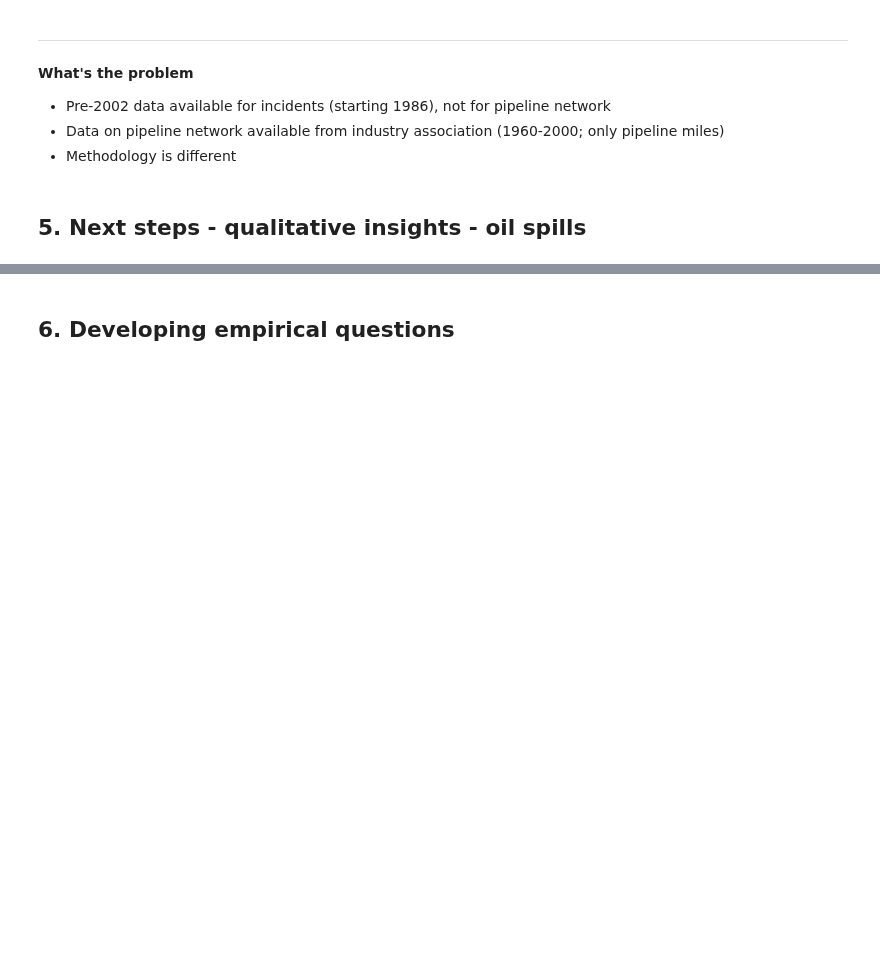
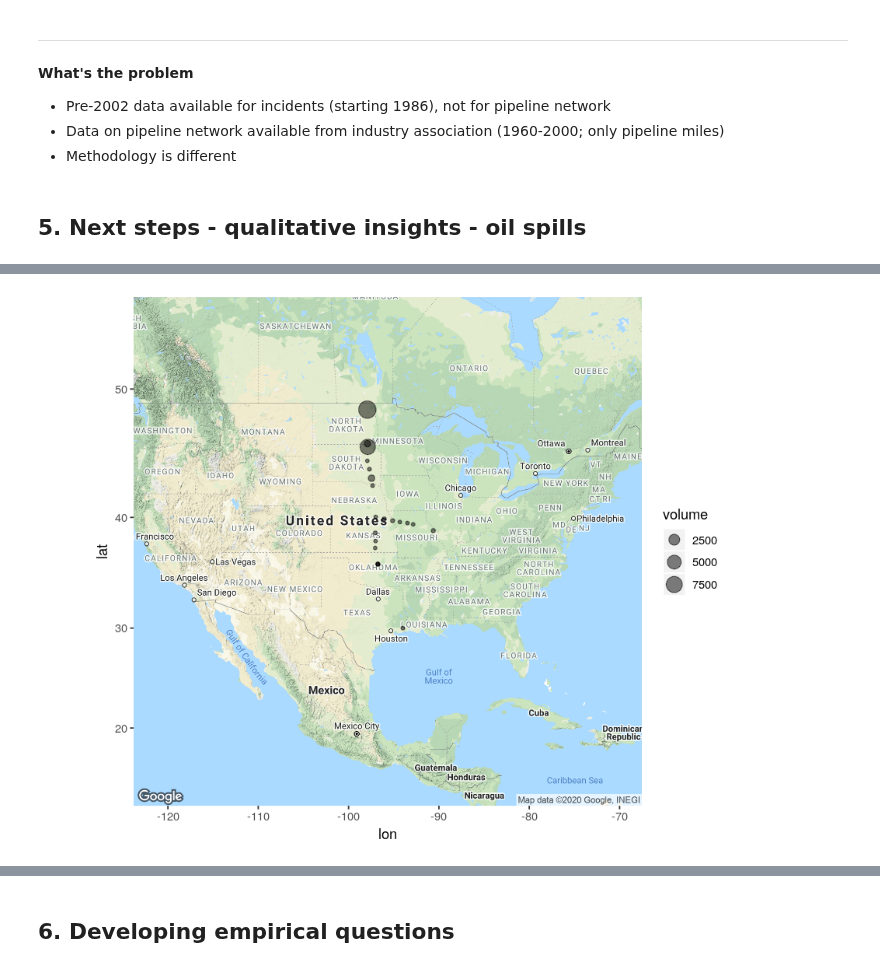
Before and after one commit to julianbarg/spills, a Jupyter notebook: presentations/recap_2020-04-07/recap_2020-04-07.ipynb, the cells around one changed output, grey strips where cells are left out. Cells and saved outputs as stored; diff of their text form; code cells hidden in the pictures; blank space fills up the shorter version.

```diff
--- a/presentations/recap_2020-04-07/recap_2020-04-07.ipynb
+++ b/presentations/recap_2020-04-07/recap_2020-04-07.ipynb
@@ -270,0 +364,18 @@ pre_2000_graphed
+# %%
+keystone_candidates <- subset(incidents_2010, ID == 32334)
+
+keystone_candidates$long <- as.numeric(keystone_candidates$long)
+keystone_candidates$lat <- as.numeric(keystone_candidates$lat)
+
+# maps_key <- readChar("../../maps_key.txt", file.info("../../maps_key.txt")$size)
+# register_google(maps_key)
+# us <- ggmap::get_googlemap("US", zoom = 4)
+# saveRDS(us, "../us_map.rds")
+us <- readRDS("../resources/us_map.rds")
+
+keystone_operator_spills <- ggmap(us) +
+    geom_point(data = keystone_candidates, aes(x=long, y=lat, size = volume), alpha = 0.5)
+# %%
+keystone_operator_spills
+# %% [output]
+[figure, added]
```
Also changed, not shown: parts of 17 cells of this notebook, 2 other files.
